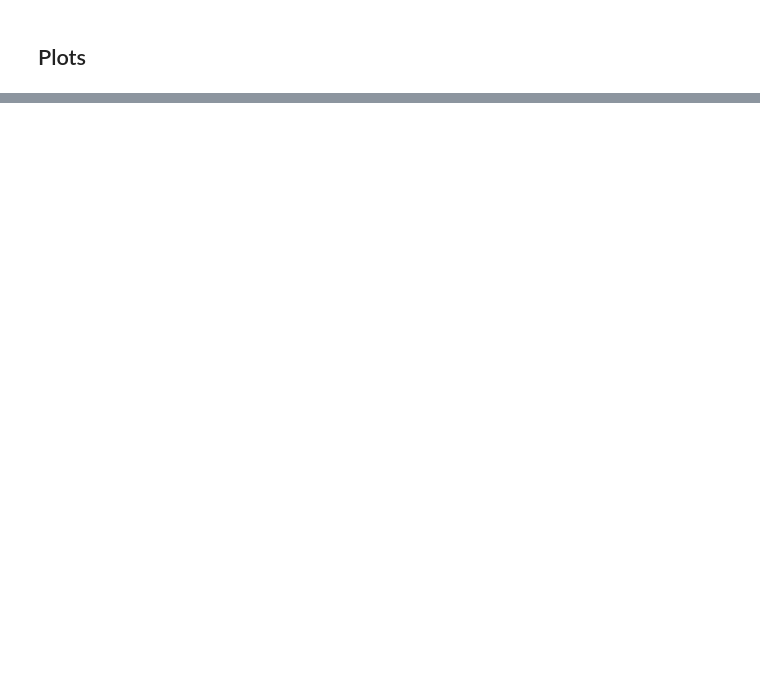
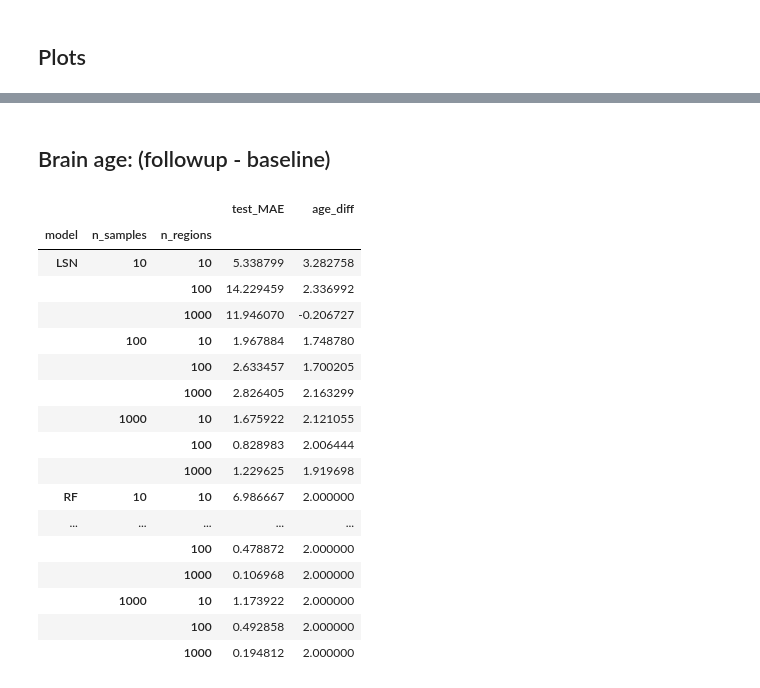
Before and after one commit to nikhil153/brain-diff, a Jupyter notebook: 7_brain_diff_sim.ipynb, the cells around one changed output, grey strips where cells are left out. Cells and saved outputs as stored; diff of their text form; code cells hidden in the pictures; blank space fills up the shorter version.

```diff
--- a/7_brain_diff_sim.ipynb
+++ b/7_brain_diff_sim.ipynb
@@ -268,0 +366,26 @@ with sns.axes_style("whitegrid"):
+# %% [markdown]
+## Brain age: (followup - baseline)
+# %%
+plot_df = perf_df.copy()
+plot_df["age_diff"] = plot_df["test_brainage_2"] - plot_df["test_brainage_1"]
+plot_df["test_MAE"] = 0.5 * (plot_df["test_MAE1"] + plot_df["test_MAE1"])
+plot_df.groupby(["model","n_samples","n_regions"])["test_MAE","age_diff"].mean()
+# %% [output]
+|  |  |  | test_MAE | age_diff |
+| model | n_samples | n_regions |  |  |
+| LSN | 10 | 10 | 5.338799 | 3.282758 |
+|  |  | 100 | 14.229459 | 2.336992 |
+|  |  | 1000 | 11.946070 | -0.206727 |
+|  | 100 | 10 | 1.967884 | 1.748780 |
+|  |  | 100 | 2.633457 | 1.700205 |
+|  |  | 1000 | 2.826405 | 2.163299 |
+|  | 1000 | 10 | 1.675922 | 2.121055 |
+|  |  | 100 | 0.828983 | 2.006444 |
+|  |  | 1000 | 1.229625 | 1.919698 |
+| RF | 10 | 10 | 6.986667 | 2.000000 |
+| ... | ... | ... | ... | ... |
+|  |  | 100 | 0.478872 | 2.000000 |
+|  |  | 1000 | 0.106968 | 2.000000 |
+|  | 1000 | 10 | 1.173922 | 2.000000 |
+|  |  | 100 | 0.492858 | 2.000000 |
+|  |  | 1000 | 0.194812 | 2.000000 |
```
Also changed, not shown: parts of 14 cells of this notebook, 1 other file.
